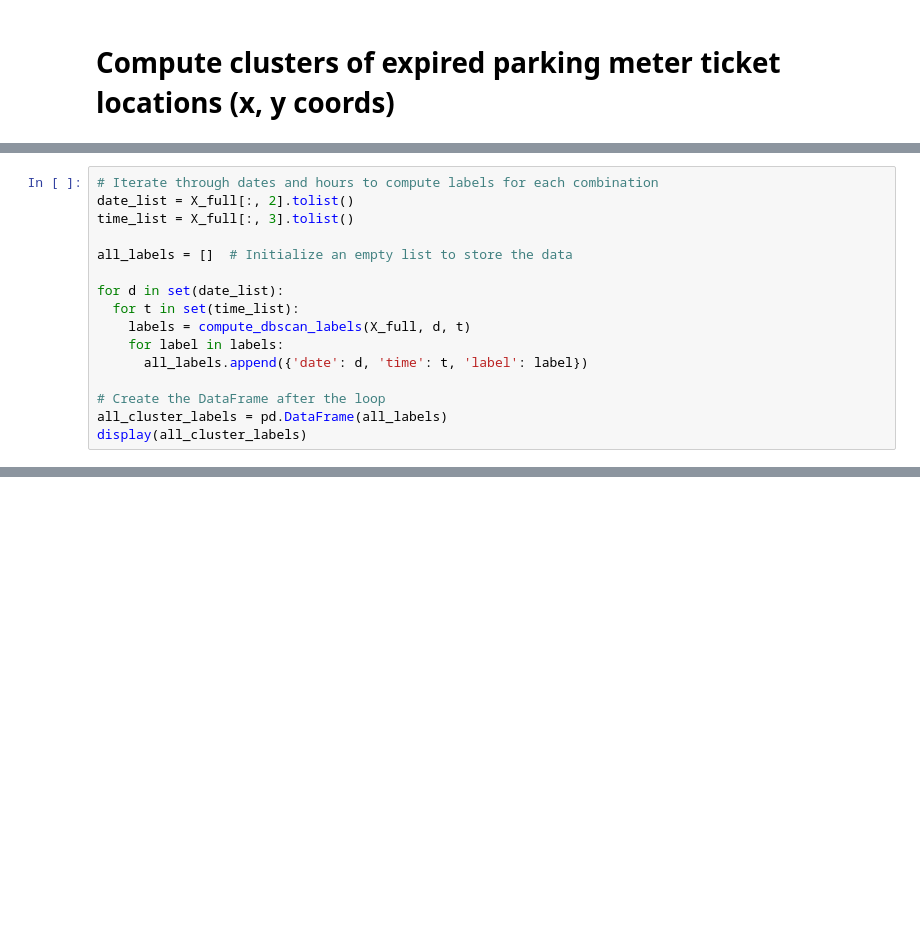
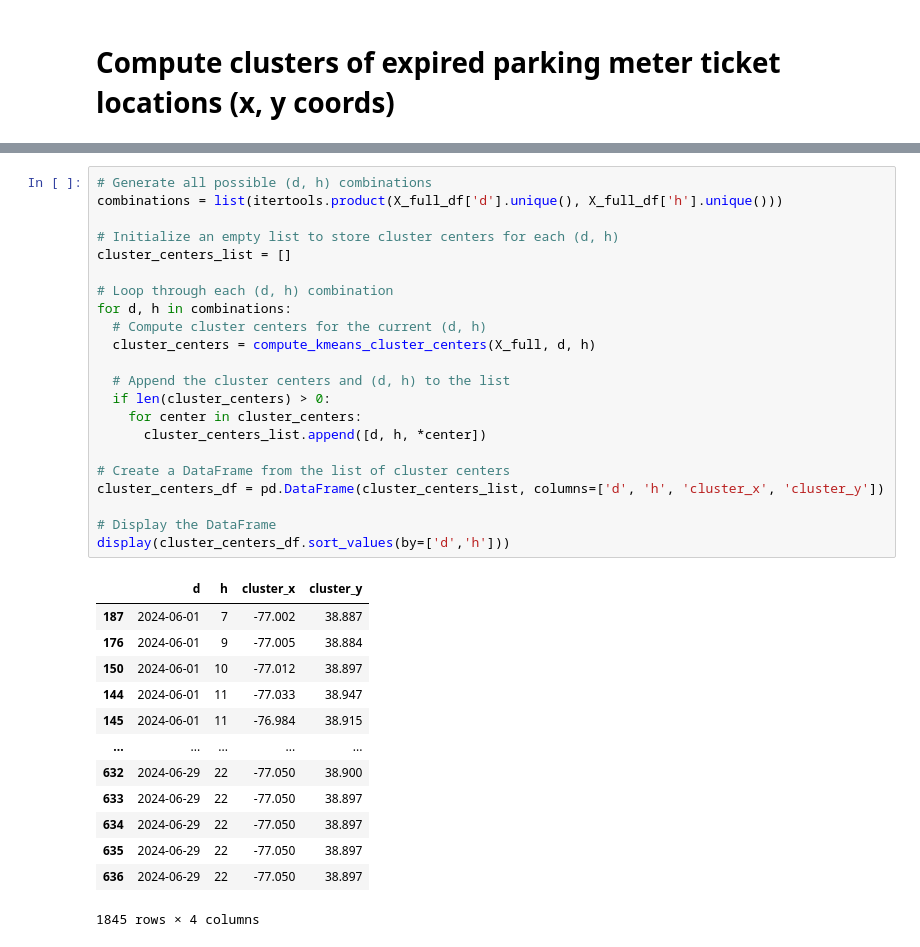
Before and after one commit to reedmarkham/meter-made, a Jupyter notebook: meter_made.ipynb, the cells around one changed output, grey strips where cells are left out. Drawn from its saved outputs; the diff is of its cells as text; blank space fills up the shorter version.

Commit message:
Compute cluster centroid coordinates and begin to compute distances from DC addresses

```diff
--- a/meter_made.ipynb
+++ b/meter_made.ipynb
@@ -294,16 +258,0 @@ def compute_dbscan_labels(X_full, d, t, x_col='x', y_col='y', eps=0.001, min_sam
-# %%
-# Iterate through dates and hours to compute labels for each combination
-date_list = X_full[:, 2].tolist()
-time_list = X_full[:, 3].tolist()
-
-all_labels = []  # Initialize an empty list to store the data
-
-for d in set(date_list):
-  for t in set(time_list):
-    labels = compute_dbscan_labels(X_full, d, t)
-    for label in labels:
-      all_labels.append({'date': d, 'time': t, 'label': label})
-
-# Create the DataFrame after the loop
-all_cluster_labels = pd.DataFrame(all_labels)
-display(all_cluster_labels)
@@ -325,0 +343,36 @@ display(all_cluster_labels)
+# %%
+# Generate all possible (d, h) combinations
+combinations = list(itertools.product(X_full_df['d'].unique(), X_full_df['h'].unique()))
+
+# Initialize an empty list to store cluster centers for each (d, h)
+cluster_centers_list = []
+
+# Loop through each (d, h) combination
+for d, h in combinations:
+  # Compute cluster centers for the current (d, h)
+  cluster_centers = compute_kmeans_cluster_centers(X_full, d, h)
+
+  # Append the cluster centers and (d, h) to the list
+  if len(cluster_centers) > 0:
+    for center in cluster_centers:
+      cluster_centers_list.append([d, h, *center])
+
+# Create a DataFrame from the list of cluster centers
+cluster_centers_df = pd.DataFrame(cluster_centers_list, columns=['d', 'h', 'cluster_x', 'cluster_y'])
+
+# Display the DataFrame
+display(cluster_centers_df.sort_values(by=['d','h']))
+# %% [output]
+|  | d | h | cluster_x | cluster_y |
+| 187 | 2024-06-01 | 7 | -77.002 | 38.887 |
+| 176 | 2024-06-01 | 9 | -77.005 | 38.884 |
+| 150 | 2024-06-01 | 10 | -77.012 | 38.897 |
+| 144 | 2024-06-01 | 11 | -77.033 | 38.947 |
+| 145 | 2024-06-01 | 11 | -76.984 | 38.915 |
+| ... | ... | ... | ... | ... |
+| 632 | 2024-06-29 | 22 | -77.050 | 38.900 |
+| 633 | 2024-06-29 | 22 | -77.050 | 38.897 |
+| 634 | 2024-06-29 | 22 | -77.050 | 38.897 |
+| 635 | 2024-06-29 | 22 | -77.050 | 38.897 |
+| 636 | 2024-06-29 | 22 | -77.050 | 38.897 |
+1845 rows × 4 columns
```
Also changed, not shown: parts of 8 cells of this notebook.
